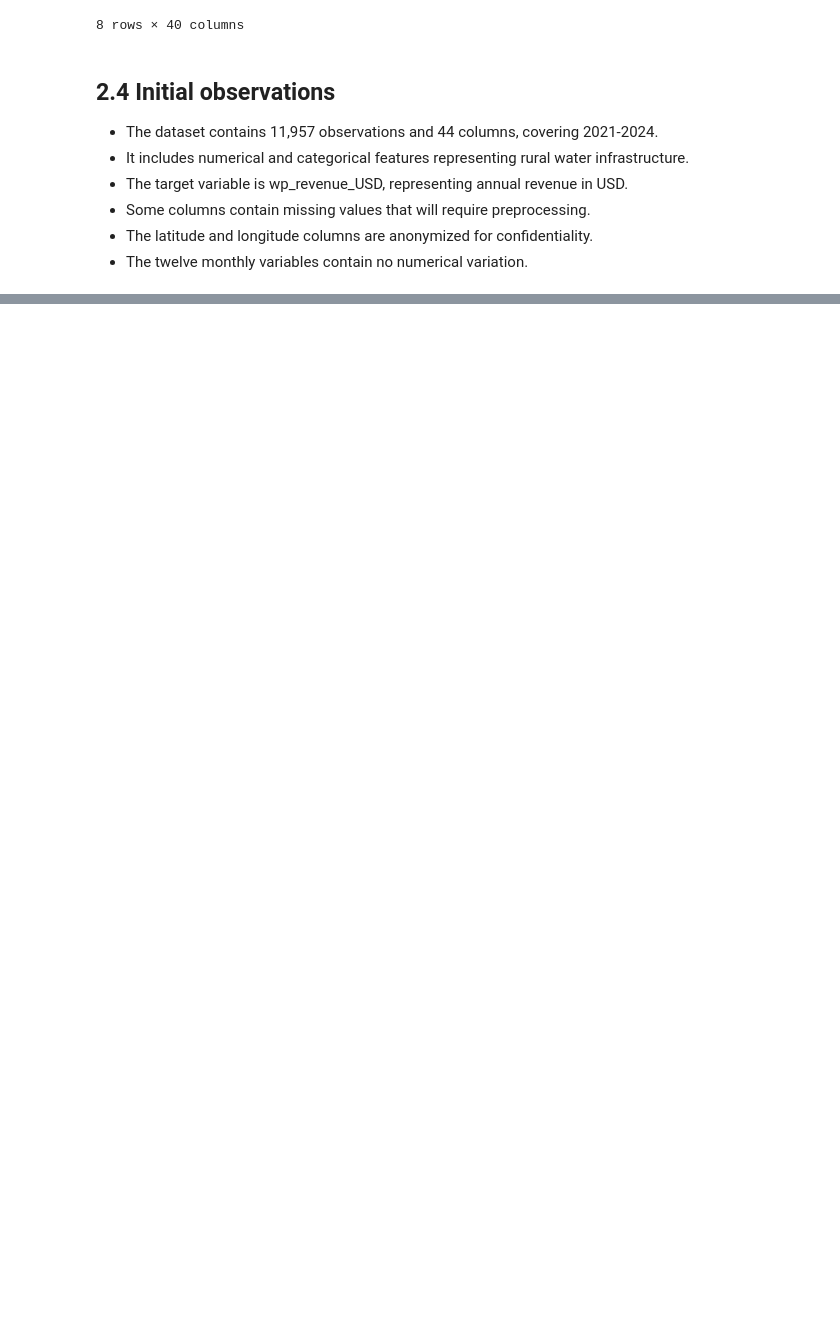
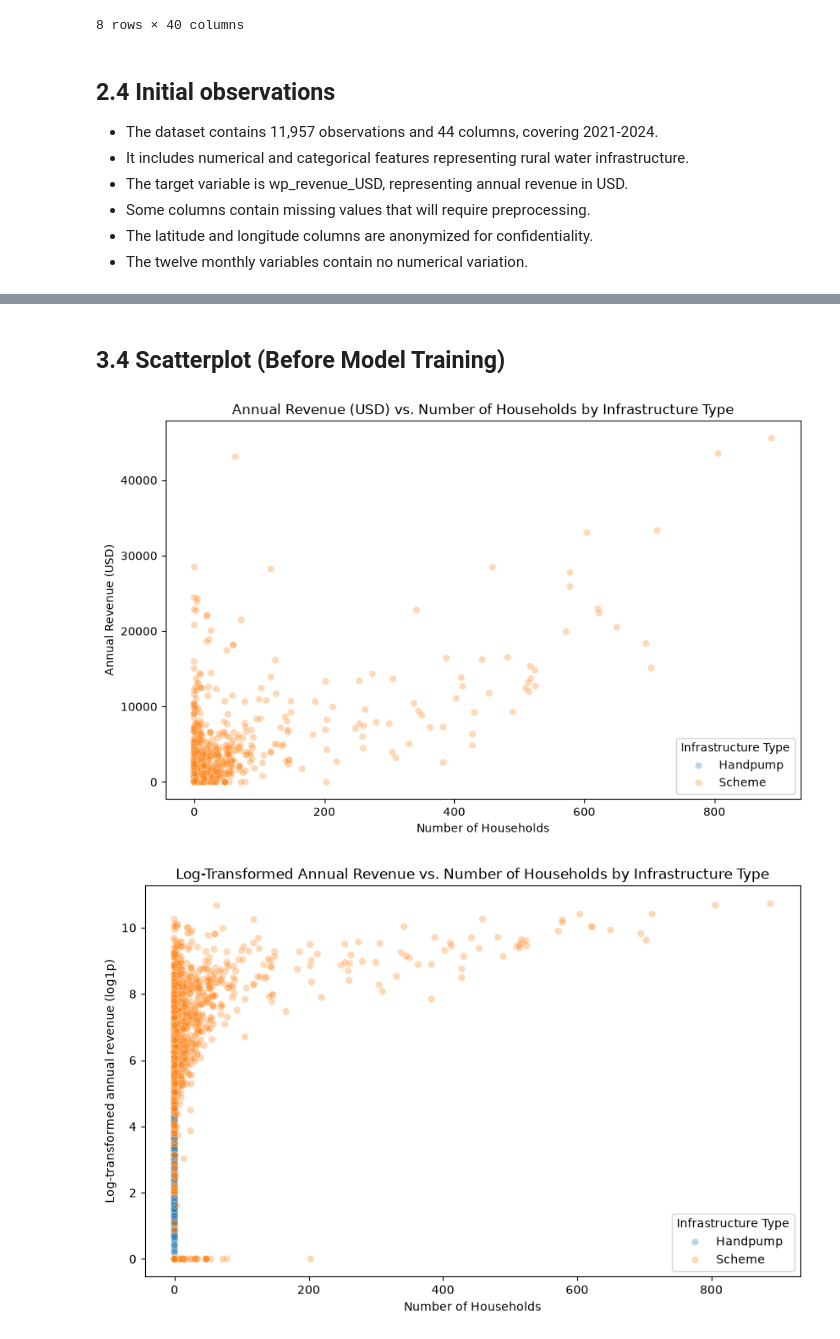
Before and after one commit to L-nsamba/linear_regression_model, a Jupyter notebook: summative/linear_regression/multivariate.ipynb, the cells around one changed output, grey strips where cells are left out. Saved outputs shown, nothing was run; the diff lists cells and outputs as text; code cells hidden in the pictures; blank space fills up the shorter version.

```diff
--- a/summative/linear_regression/multivariate.ipynb
+++ b/summative/linear_regression/multivariate.ipynb
@@ -97,0 +223,31 @@ memory usage: 4.0 MB
+# %% [markdown]
+## 3.4 Scatterplot (Before Model Training)
+# %%
+# Scatterplot of the most strongly correlated eligible numerical predictors against revenue
+
+plt.figure(figsize=(10, 6))
+
+sns.scatterplot(data=df, x="num_hh", y="wp_revenue_USD", hue="wp_type_cat", alpha=0.3)
+
+plt.title("Annual Revenue (USD) vs. Number of Households by Infrastructure Type")
+plt.xlabel("Number of Households")
+plt.ylabel("Annual Revenue (USD)")
+plt.legend(title="Infrastructure Type")
+
+plt.show()
+
+# Log transformed scatter plot
+
+plt.figure(figsize=(10, 6))
+
+sns.scatterplot(data=df, x="num_hh", y=log_revenue, hue="wp_type_cat", alpha=0.3)
+
+plt.title("Log-Transformed Annual Revenue vs. Number of Households by Infrastructure Type")
+plt.xlabel("Number of Households")
+plt.ylabel("Log-transformed annual revenue (log1p)")
+plt.legend(title="Infrastructure Type")
+
+plt.show()
+# %% [output]
+[figure, added]
+[figure, added]
```
Also changed, not shown: parts of 11 cells of this notebook.
